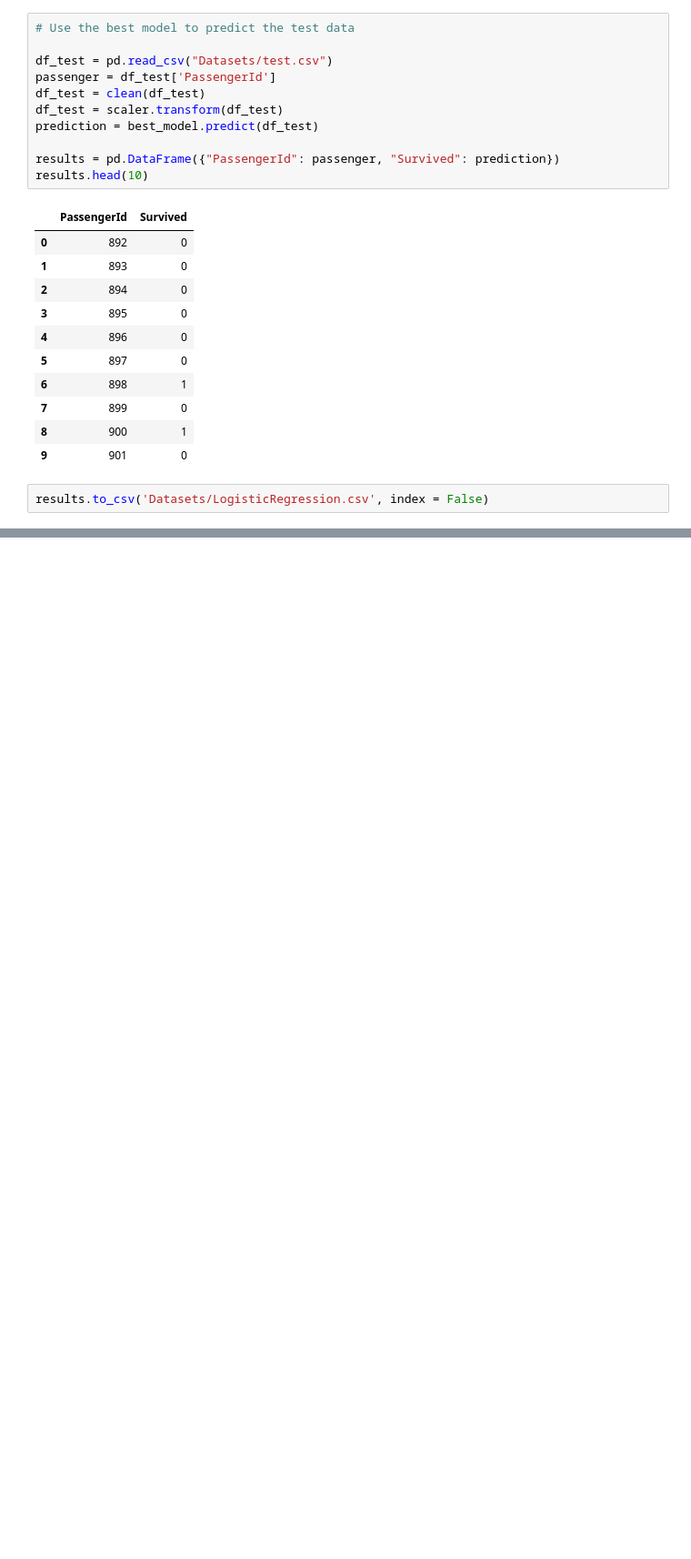
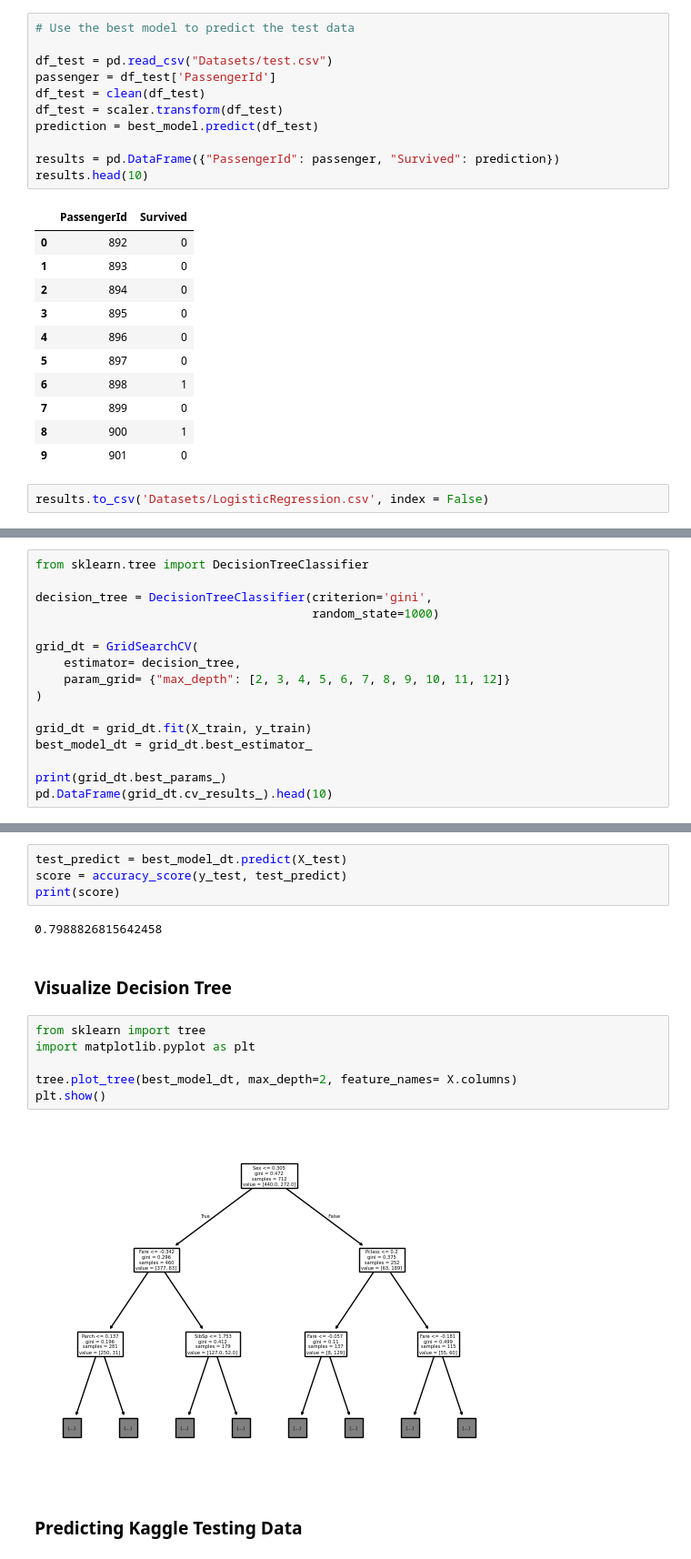
Before and after one commit to kyletp09/Titanic_Kaggle_Comp, a Jupyter notebook: model.ipynb, the cells around one changed output, grey strips where cells are left out. Shown at 91% size. Saved outputs shown, nothing was run; the diff lists cells and outputs as text; blank space fills up the shorter version.

Commit message:
Decision_Tree

```diff
--- a/model.ipynb
+++ b/model.ipynb
@@ -102,0 +116,16 @@ results.to_csv('Datasets/LogisticRegression.csv', index = False)
+# %%
+from sklearn.tree import DecisionTreeClassifier
+
+decision_tree = DecisionTreeClassifier(criterion='gini',
+                                       random_state=1000)
+
+grid_dt = GridSearchCV(
+    estimator= decision_tree,
+    param_grid= {"max_depth": [2, 3, 4, 5, 6, 7, 8, 9, 10, 11, 12]}
+)
+
+grid_dt = grid_dt.fit(X_train, y_train)
+best_model_dt = grid_dt.best_estimator_
+
+print(grid_dt.best_params_)
+pd.DataFrame(grid_dt.cv_results_).head(10)
@@ -102,0 +145,18 @@ results.to_csv('Datasets/LogisticRegression.csv', index = False)
+# %%
+test_predict = best_model_dt.predict(X_test)
+score = accuracy_score(y_test, test_predict)
+print(score)
+# %% [output]
+0.7988826815642458
+# %% [markdown]
+### Visualize Decision Tree
+# %%
+from sklearn import tree
+import matplotlib.pyplot as plt
+
+tree.plot_tree(best_model_dt, max_depth=2, feature_names= X.columns)
+plt.show()
+# %% [output]
+[figure, added]
+# %% [markdown]
+### Predicting Kaggle Testing Data
```
Also changed, not shown: parts of 7 cells of this notebook, 1 other file.
